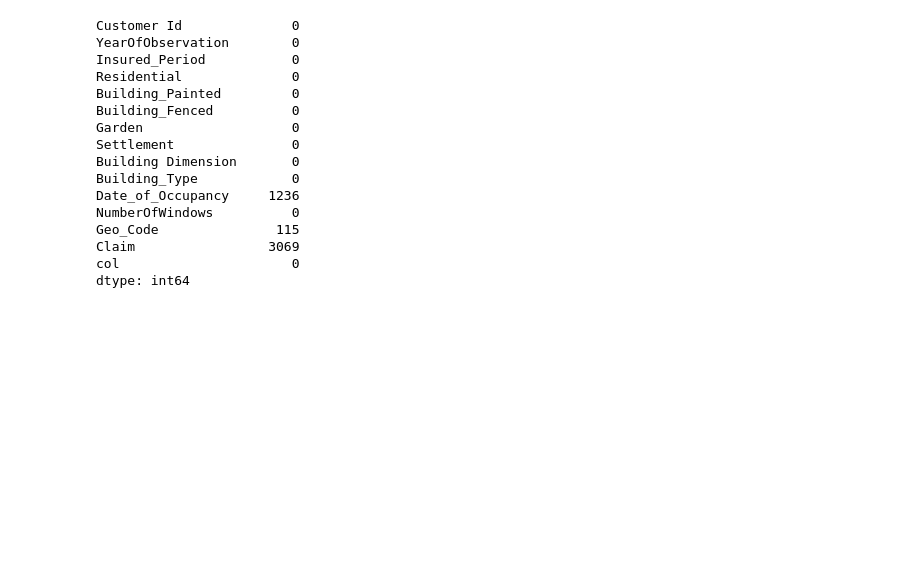
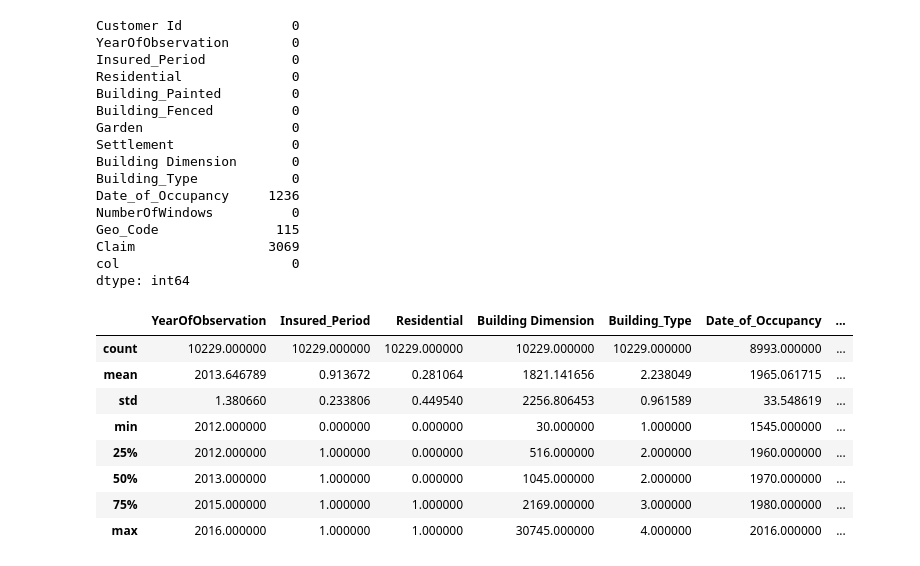
Before and after one commit to AbdulmalikGiwa/Insurance-Claim-Prediction, a Jupyter notebook: Insuranceclaim.ipynb, the cells around one changed output. Cells and saved outputs as stored; diff of their text form; code cells hidden in the pictures; blank space fills up the shorter version.

```diff
--- a/Insuranceclaim.ipynb
+++ b/Insuranceclaim.ipynb
@@ -252,8 +267,8 @@ Column 'Garden' has been successfully handled
 # %% [markdown]
 As noticed earlier on that the smallest value in building dimension column is 1m^2 which should be impossible, no building is possibly that small, I'll have to do a little bit of research to understand the smallest possible dimension for a building then use this to restructure the column because the problem in this column exceeds just NaN values
 # %%
-bd= total.copy()
-bd.loc[bd['Building Dimension']<30, 'Building Dimension']= np.nan #replaces all values less than 30 with Nan
+
+clean1.loc[clean1['Building Dimension']<30, 'Building Dimension']= np.nan #replaces all values less than 30 with Nan
 # %% [markdown]
 All dimensions lesser than 30m^2 are considered as missing  values and this is because from some research I did through sources online, the minimum dimension for a building is expected to fall within the range of 30m^2 to 37m^2, for this reason I'll take 30 as the minimum acceptable dimension therefore every row with values of Building Dimension being lesser than 30  will be replaced by NaN. After sorting the irregularity in the dimension, A Linear Regression algorithm will be used to predict all the unknown values
 # %%
@@ -292,3 +307,15 @@ Geo_Code               115
 Claim                 3069
 col                      0
 dtype: int64
+# %%
+clean2.describe()
+# %% [output]
+|  | YearOfObservation | Insured_Period | Residential | Building Dimension | Building_Type | Date_of_Occupancy | ... |
+| count | 10229.000000 | 10229.000000 | 10229.000000 | 10229.000000 | 10229.000000 | 8993.000000 | ... |
+| mean | 2013.646789 | 0.913672 | 0.281064 | 1821.141656 | 2.238049 | 1965.061715 | ... |
+| std | 1.380660 | 0.233806 | 0.449540 | 2256.806453 | 0.961589 | 33.548619 | ... |
+| min | 2012.000000 | 0.000000 | 0.000000 | 30.000000 | 1.000000 | 1545.000000 | ... |
+| 25% | 2012.000000 | 1.000000 | 0.000000 | 516.000000 | 2.000000 | 1960.000000 | ... |
+| 50% | 2013.000000 | 1.000000 | 0.000000 | 1045.000000 | 2.000000 | 1970.000000 | ... |
+| 75% | 2015.000000 | 1.000000 | 1.000000 | 2169.000000 | 3.000000 | 1980.000000 | ... |
+| max | 2016.000000 | 1.000000 | 1.000000 | 30745.000000 | 4.000000 | 2016.000000 | ... |
```
Also changed, not shown: parts of 7 cells of this notebook.
